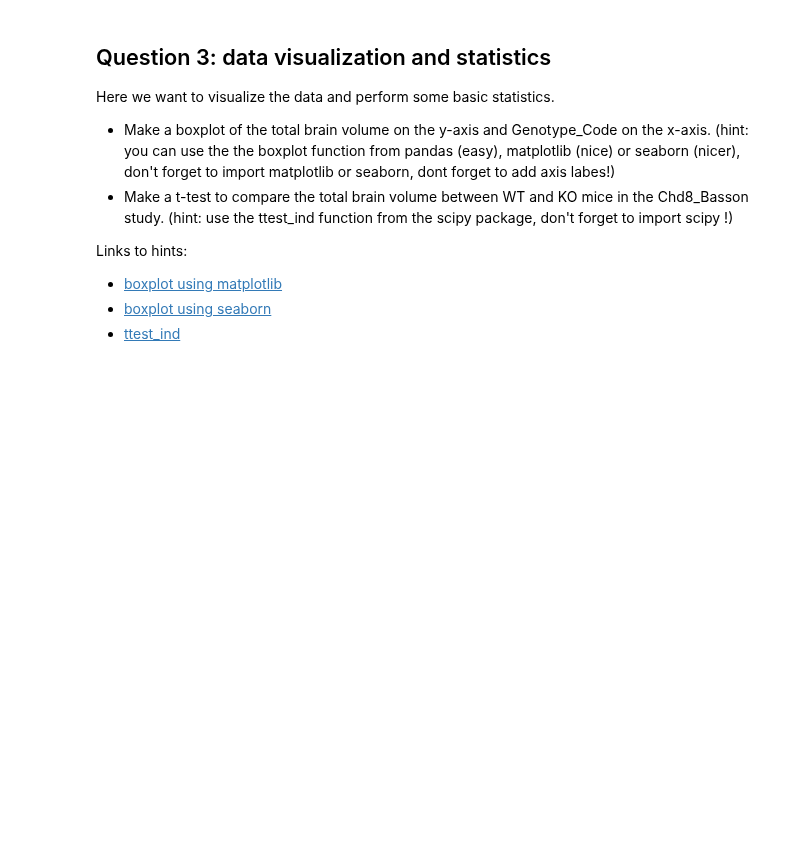
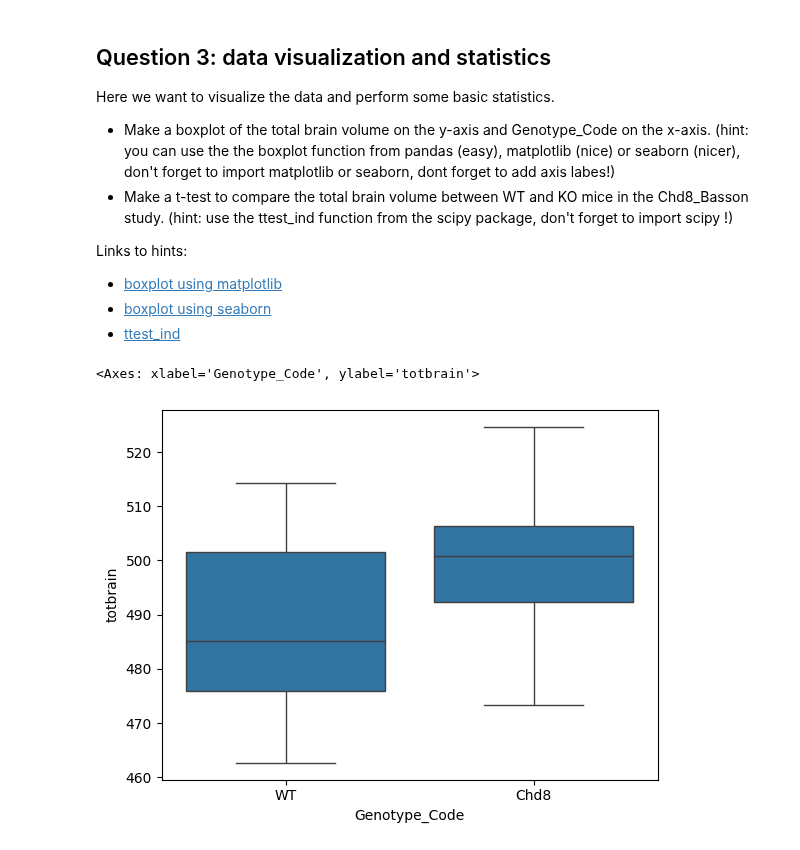
Before and after one commit to SietseHornstra/BigDataCourse, a Jupyter notebook: practicals/Big_data_mouse_practical_2024.ipynb, the cells around one changed output. Drawn from its saved outputs; the diff is of its cells as text; code cells hidden in the pictures; blank space fills up the shorter version.

```diff
--- a/practicals/Big_data_mouse_practical_2024.ipynb
+++ b/practicals/Big_data_mouse_practical_2024.ipynb
@@ -159,3 +165,9 @@ Links to hints:
 - [using operators in pandas](https://pandas.pydata.org/pandas-docs/stable/user_guide/indexing.html)
 - [iloc](https://pandas.pydata.org/pandas-docs/stable/reference/api/pandas.DataFrame.iloc.html)
 - [sum](https://pandas.pydata.org/pandas-docs/stable/reference/api/pandas.DataFrame.sum.html)
+# %%
+sub_df = df.iloc[:, 7:]
+# %%
+df['totbrain']= sub_df.sum(axis=1)
+
+print(sub_df.sum(axis=1))
@@ -161,0 +187,4 @@ Links to hints:
+# %%
+subsetdf = df[df['Study_Name']=='Chd8_Basson']
+
+print(subsetdf)
@@ -169,3 +216,13 @@ Links to hints:
 - [boxplot using matplotlib](https://matplotlib.org/stable/gallery/statistics/boxplot_color.html)
 - [boxplot using seaborn](https://seaborn.pydata.org/generated/seaborn.boxplot.html)
 - [ttest_ind](https://docs.scipy.org/doc/scipy/reference/generated/scipy.stats.ttest_ind.html)
+# %%
+#plt.figure(figsize=(10,6))
+seaborn.boxplot(data = subsetdf, x = 'Genotype_Code', y = 'totbrain')
+#plt.ylabel('Total Volume')
+#plt.xlabel('Genotype')
+#plt.title('Total Volume of Brain Regions in Chd8_Basson Study')
+#plt.show()
+# %% [output]
+<Axes: xlabel='Genotype_Code', ylabel='totbrain'>
+[figure, added]
```
Also changed, not shown: parts of 7 cells of this notebook, 4 other files.
